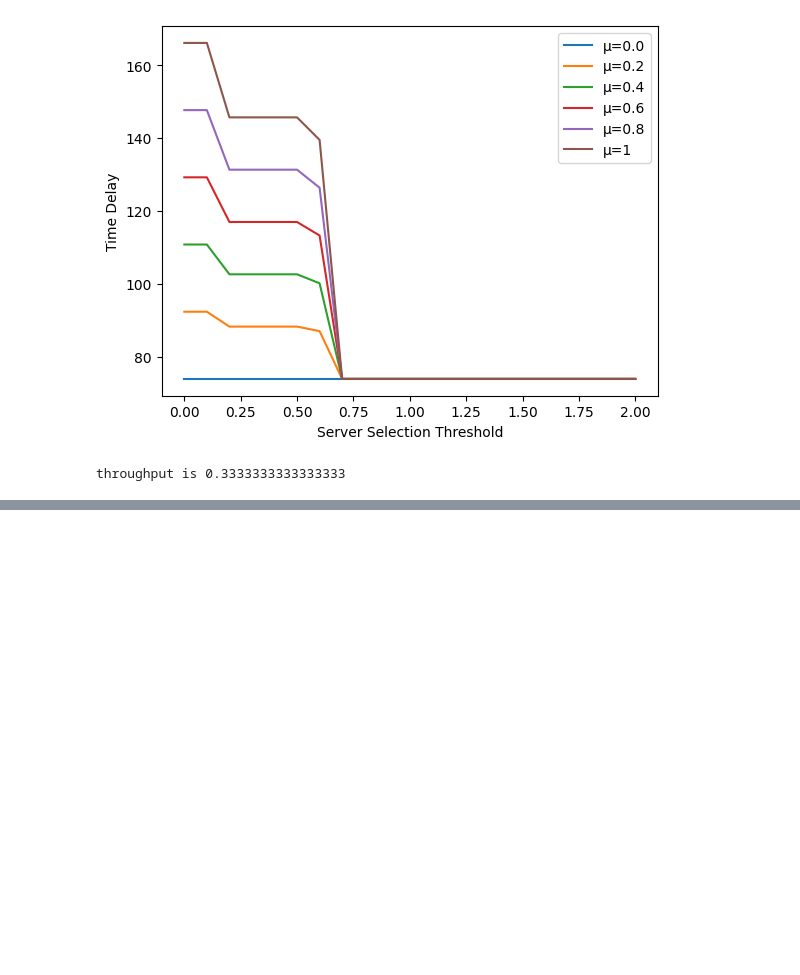
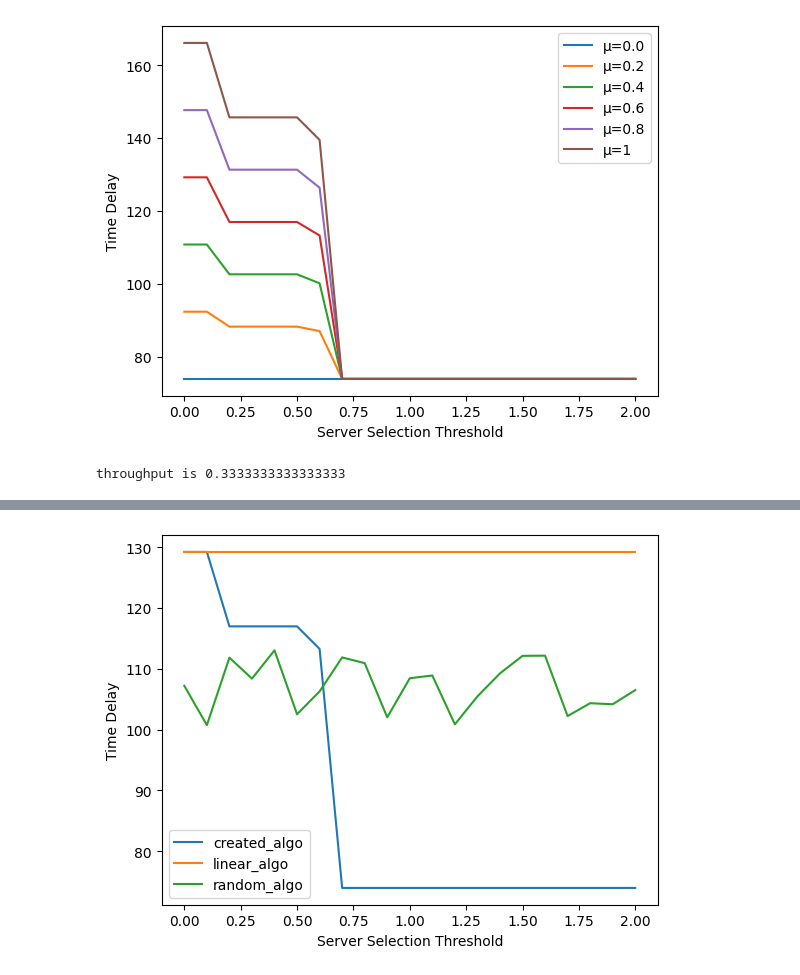
Before and after one commit to Zaid944/Task_Offloading, a Jupyter notebook: BTP.ipynb, the cells around one changed output, grey strips where cells are left out. Drawn from its saved outputs; the diff is of its cells as text; code cells hidden in the pictures; blank space fills up the shorter version.

```diff
--- a/BTP.ipynb
+++ b/BTP.ipynb
@@ -225,0 +405,10 @@ throughput is 0.3333333333333333
+# %%
+plt.plot(threshold, created_algo_time, label = "created_algo")
+plt.plot(threshold, linear_algo_time, label = "linear_algo")
+plt.plot(threshold, random_algo_time, label = "random_algo")
+plt.xlabel('Server Selection Threshold')
+plt.ylabel('Time Delay')
+plt.legend(ncol = 1)
+plt.show()
+# %% [output]
+[figure, added]
```
Also changed, not shown: parts of 6 cells of this notebook.
